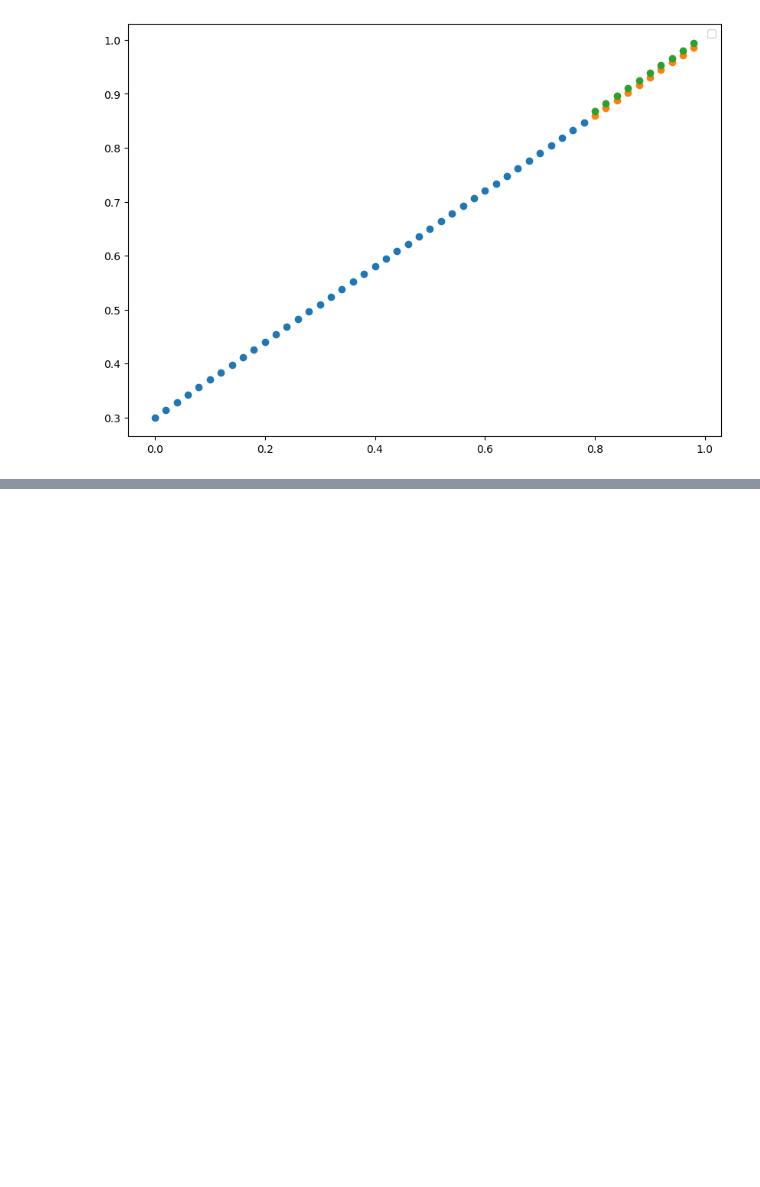
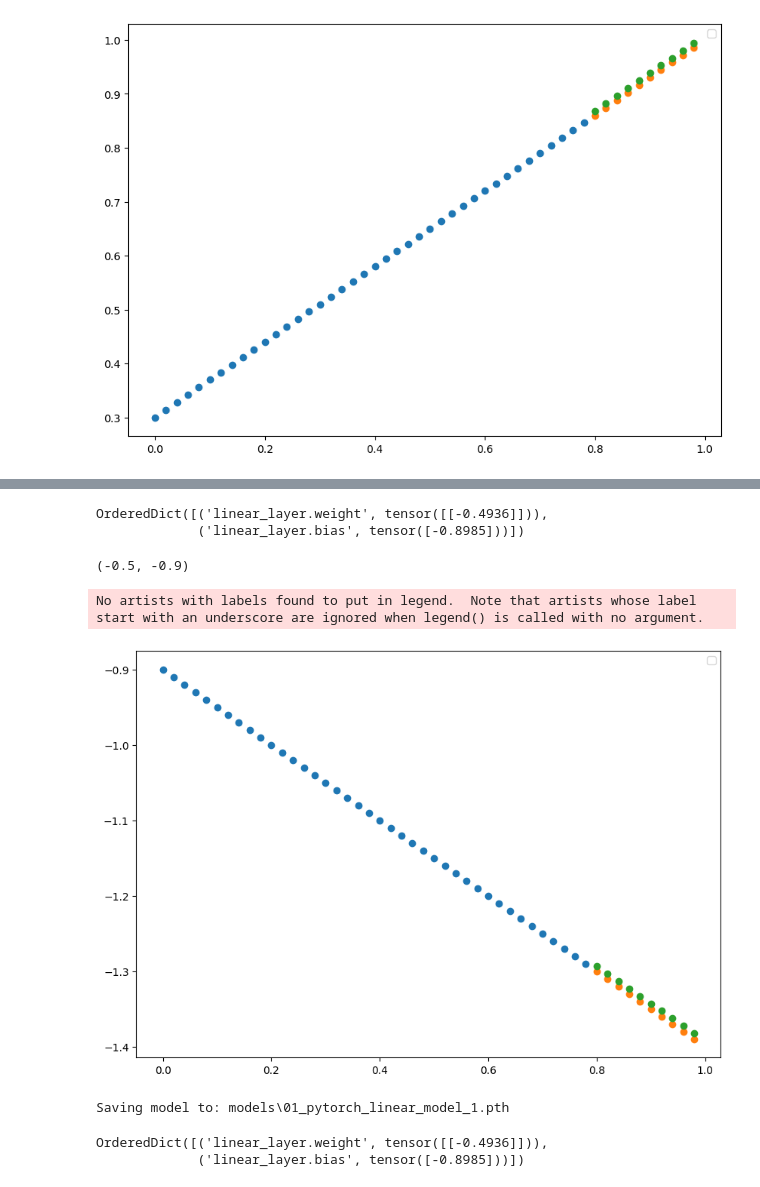
Before and after one commit to saishankar2748/Pytorch_for_DL, a Jupyter notebook: 01_pytorch_workflow.ipynb, the cells around one changed output, grey strips where cells are left out. Drawn from its saved outputs; the diff is of its cells as text; code cells hidden in the pictures; blank space fills up the shorter version.

Commit message:
build linear model using pytorch

```diff
--- a/01_pytorch_workflow.ipynb
+++ b/01_pytorch_workflow.ipynb
@@ -196,0 +294,13 @@ No artists with labels found to put in legend.  Note that artists whose label st
+# %%
+class LinearRegressionModel(nn.Module):
+    def __init__(self):
+        super().__init__()
+        self.linear_layer = nn.Linear(in_features=1,
+                                      out_features=1)
+    def forward(self, x):
+        return self.linear_layer(x)
+
+torch.manual_seed(42)
+model_1 = LinearRegressionModel()
+model_1.to(device=device)
+model_1, model_1.state_dict()
@@ -196,0 +317,20 @@ No artists with labels found to put in legend.  Note that artists whose label st
+# %%
+loss_fn = nn.L1Loss()
+optimizer = torch.optim.SGD(params=model_1.parameters(),lr=0.01)
+# %%
+torch.manual_seed(42)
+epochs = 500
+for epoch in range(epochs):
+    model_1.train()
+    y_pred = model_1(X_train)
+    loss = loss_fn(y_train,y_pred)
+    optimizer.zero_grad()
+    loss.backward()
+    optimizer.step()
+
+    model_1.eval()
+    with torch.inference_mode():
+        test_pred = model_1(X_test)
+        test_loss = loss_fn(test_pred,y_test)
+    if epoch%10 == 0:
+        print(f"Epoch : {epoch} | train loss : {loss} | test loss : {test_loss}")
@@ -196,0 +355,36 @@ No artists with labels found to put in legend.  Note that artists whose label st
+# %%
+model_1.state_dict()
+# %% [output]
+OrderedDict([('linear_layer.weight', tensor([[-0.4936]])),
+             ('linear_layer.bias', tensor([-0.8985]))])
+# %%
+weight, bias
+# %% [output]
+(-0.5, -0.9)
+# %%
+model_1.eval()
+with torch.inference_mode():
+    y_pred = model_1(X_test)
+plot_predictions(predictions=y_pred)
+# %% [output]
+No artists with labels found to put in legend.  Note that artists whose label start with an underscore are ignored when legend() is called with no argument.
+[figure, added]
+# %%
+MODEL_PATH = Path('models')
+MODEL_PATH.mkdir(parents=True,exist_ok=True)
+
+MODEL_NAME = "01_pytorch_linear_model_1.pth"
+MODEL_SAVE_PATH = MODEL_PATH/MODEL_NAME
+
+print(f'Saving model to: {MODEL_SAVE_PATH}')
+torch.save(obj=model_1.state_dict(),f=MODEL_SAVE_PATH)
+# %% [output]
+Saving model to: models\01_pytorch_linear_model_1.pth
+# %%
+loaded_model_1 = LinearRegressionModel()
+loaded_model_1.load_state_dict(torch.load(MODEL_SAVE_PATH))
+loaded_model_1.to(device=device)
+loaded_model_1.state_dict()
+# %% [output]
+OrderedDict([('linear_layer.weight', tensor([[-0.4936]])),
+             ('linear_layer.bias', tensor([-0.8985]))])
```
Also changed, not shown: parts of 16 cells of this notebook, 3 other files.
